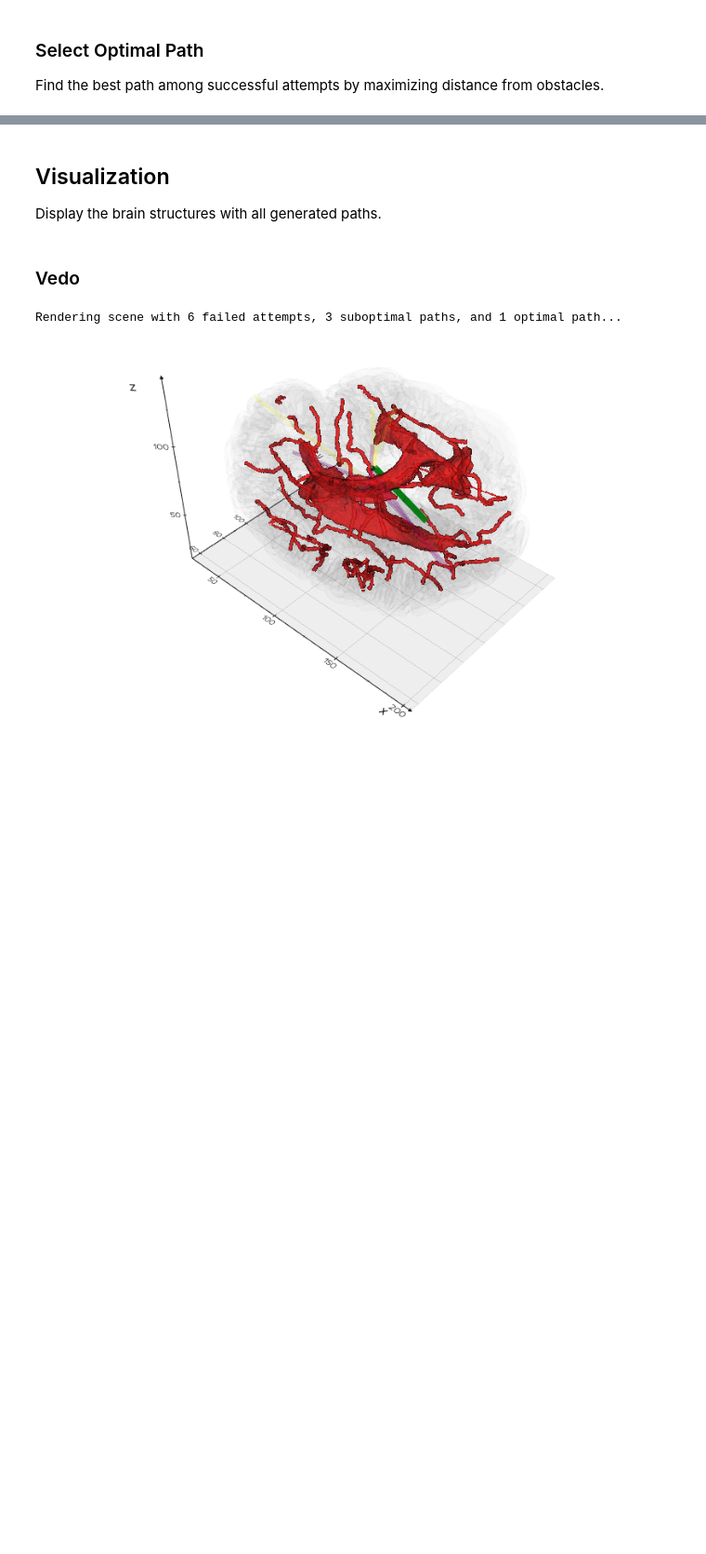
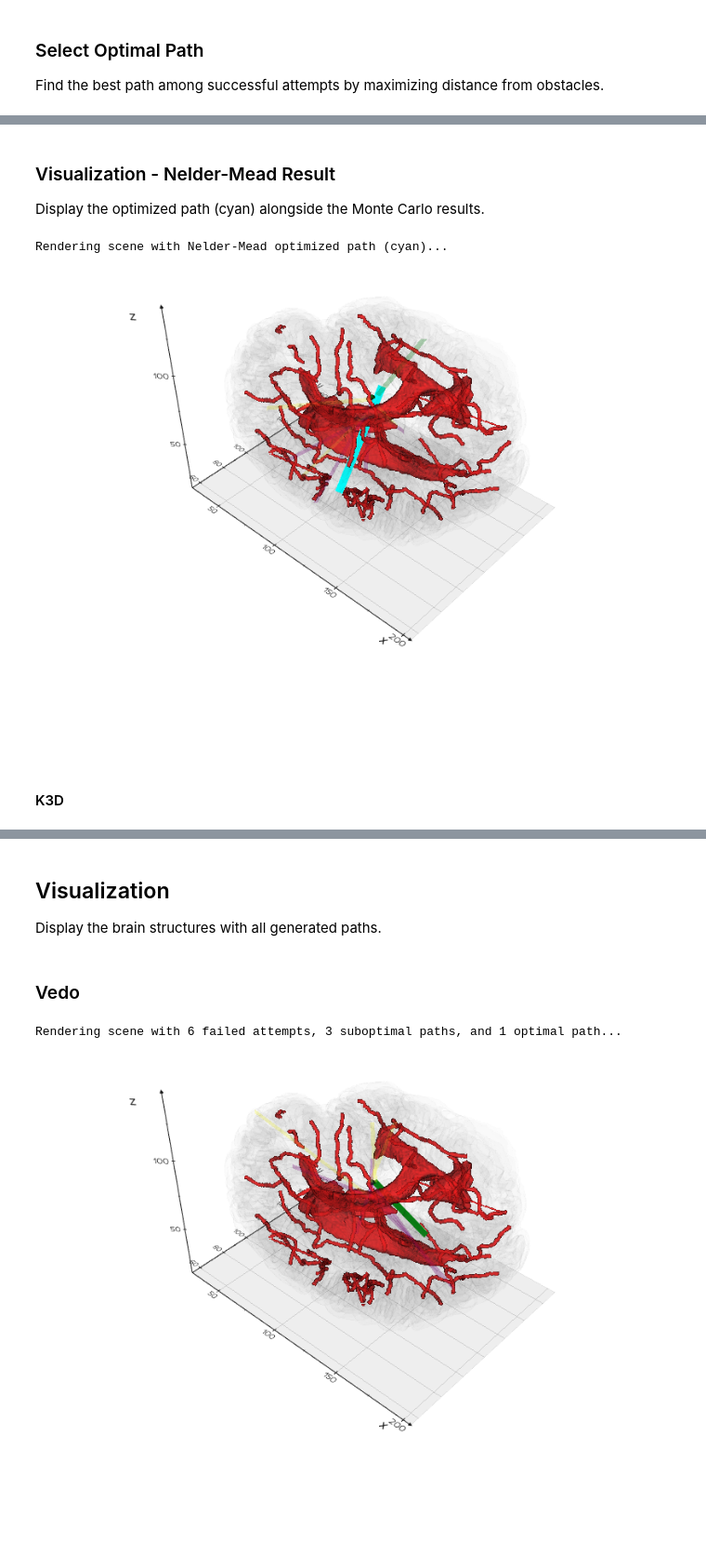
Before and after one commit to vivienxy/Optimization_Project, a Jupyter notebook: linear_opt.ipynb, the cells around one changed output, grey strips where cells are left out. Shown at 93% size. Cells and saved outputs as stored; diff of their text form; code cells hidden in the pictures; blank space fills up the shorter version.

Commit message:
Add weighted sum and nelder-mead

```diff
--- a/linear_opt.ipynb
+++ b/linear_opt.ipynb
@@ -263,0 +401,2 @@ Suboptimal path: distance from obstacles 4.345
+# %%
+estimation_samples = 20
@@ -263,0 +531,14 @@ Suboptimal path: distance from obstacles 4.345
+# %%
+# Evaluate the optimal path
+nm_obstacle_dist = compute_obstacle_distance(nm_optimal_start, nm_optimal_end)
+nm_path_length = compute_path_length(nm_optimal_start, nm_optimal_end)
+nm_has_intersection = check_intersection(nm_optimal_start, nm_optimal_end)
+
+print(f"\nOptimal Path Metrics:")
+print(f"  Obstacle distance: {nm_obstacle_dist:.3f}")
+print(f"  Path length: {nm_path_length:.3f}")
+print(f"  Intersects obstacles: {nm_has_intersection}")
+
+# Create line for visualization
+nm_optimal_line = Line([nm_optimal_start, nm_optimal_end]).c("cyan").lw(10)
+print(f"\nOptimal path created (cyan line)")
@@ -263,0 +614,32 @@ Suboptimal path: distance from obstacles 4.345
+# %% [markdown]
+### Visualization - Nelder-Mead Result
+
+Display the optimized path (cyan) alongside the Monte Carlo results.
+# %%
+# Prepare actors for visualization with Nelder-Mead result
+actors_nm = []
+actors_nm.extend(brain_mask_structures)
+if merged_obstacles:
+    actors_nm.append(merged_obstacles)
+if merged_stn:
+    actors_nm.append(merged_stn)
+
+# Add Monte Carlo results (faded)
+actors_nm.extend(failed_lines)
+actors_nm.extend(suboptimal_lines)
+if best_path:
+    # Make Monte Carlo best path more transparent
+    mc_best_faded = best_path.clone().alpha(0.3)
+    actors_nm.append(mc_best_faded)
+
+# Add Nelder-Mead optimal path (bright cyan, on top)
+actors_nm.append(nm_optimal_line)
+
+print(f"Rendering scene with Nelder-Mead optimized path (cyan)...")
+show(actors_nm, axes=1, viewup="z",
+     title=f"Weighted Sum + Nelder-Mead Optimization (w_obs={w_obstacle_norm:.2f}, w_len={w_path_length_norm:.2f})")
+# %% [output]
+Rendering scene with Nelder-Mead optimized path (cyan)...
+[figure, added]
+# %% [markdown]
+#### K3D
```
Also changed, not shown: parts of 19 cells of this notebook.
